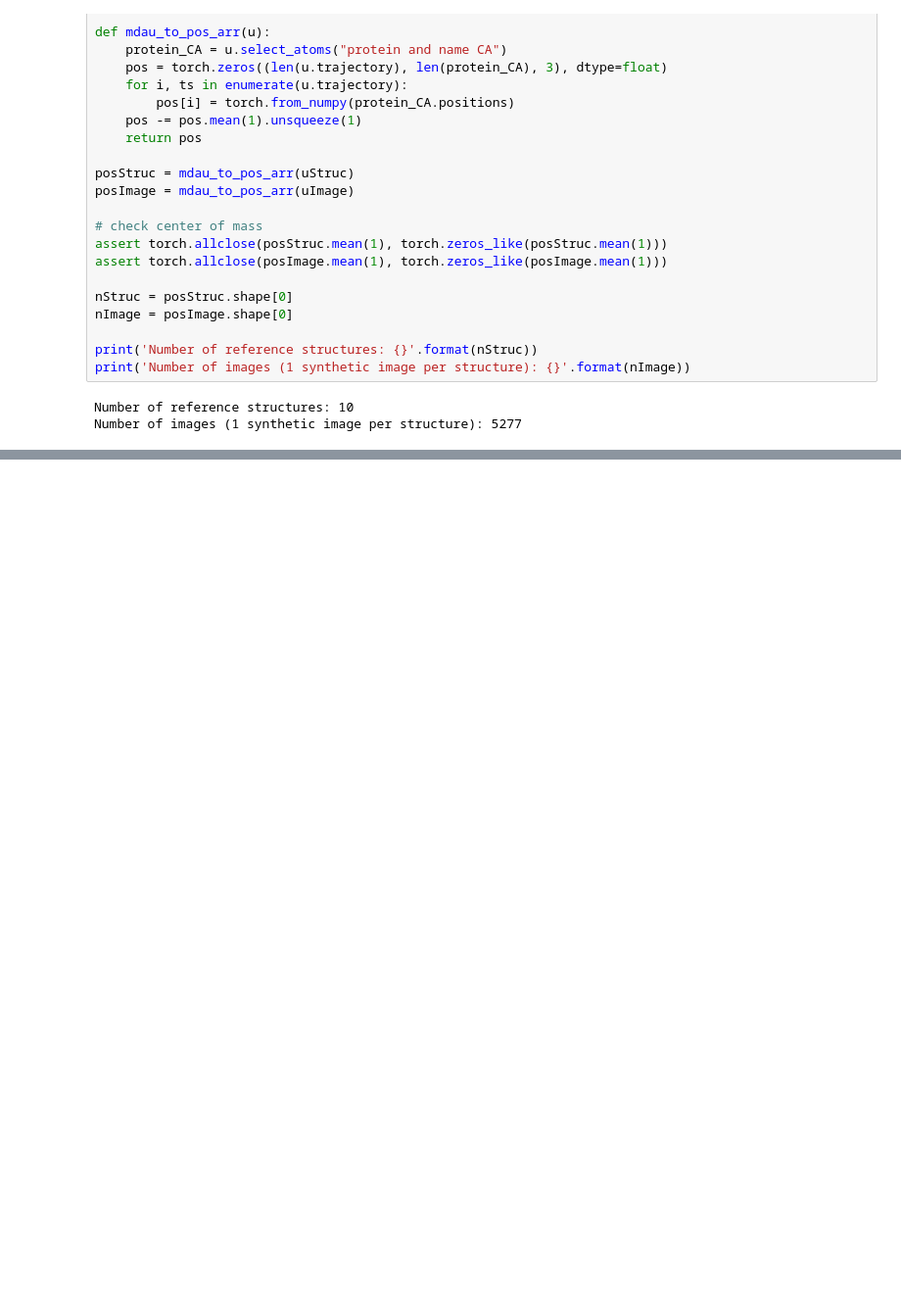
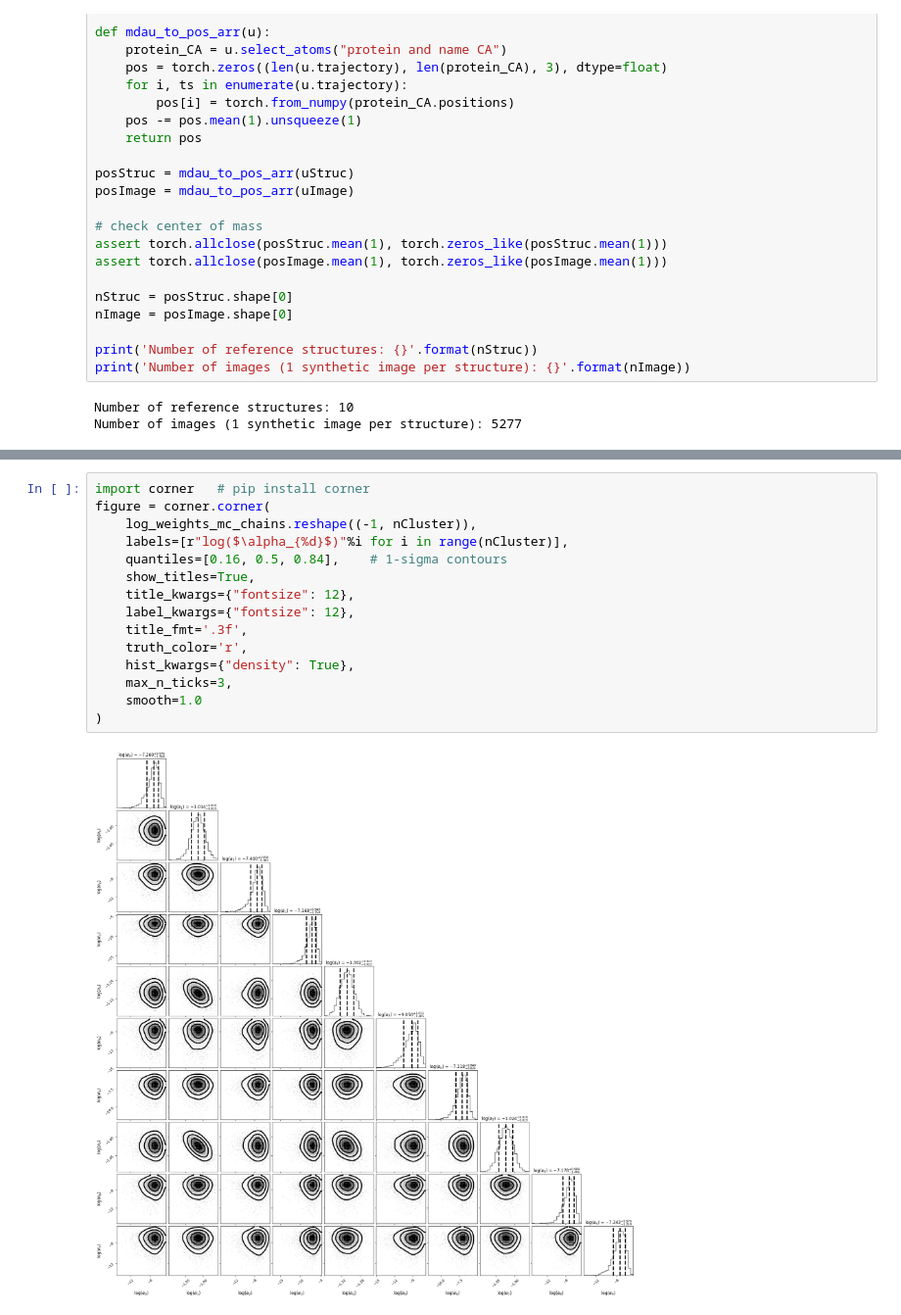
Before and after one commit to flatironinstitute/Ensemble-reweighting-using-Cryo-EM-particles, a Jupyter notebook: tutorial/example.ipynb, the cells around one changed output, grey strips where cells are left out. Shown at 98% size. Saved outputs shown, nothing was run; the diff lists cells and outputs as text; blank space fills up the shorter version.

```diff
--- a/tutorial/example.ipynb
+++ b/tutorial/example.ipynb
@@ -558,0 +624,17 @@ Plot 2D free energy landscape
+# %%
+import corner   # pip install corner
+figure = corner.corner(
+    log_weights_mc_chains.reshape((-1, nCluster)),
+    labels=[r"log($\alpha_{%d}$)"%i for i in range(nCluster)],
+    quantiles=[0.16, 0.5, 0.84],    # 1-sigma contours
+    show_titles=True,
+    title_kwargs={"fontsize": 12},
+    label_kwargs={"fontsize": 12},
+    title_fmt='.3f',
+    truth_color='r',
+    hist_kwargs={"density": True},
+    max_n_ticks=3,
+    smooth=1.0
+)
+# %% [output]
+[figure, added]
```
Also changed, not shown: parts of 42 cells of this notebook, 2 other files.
